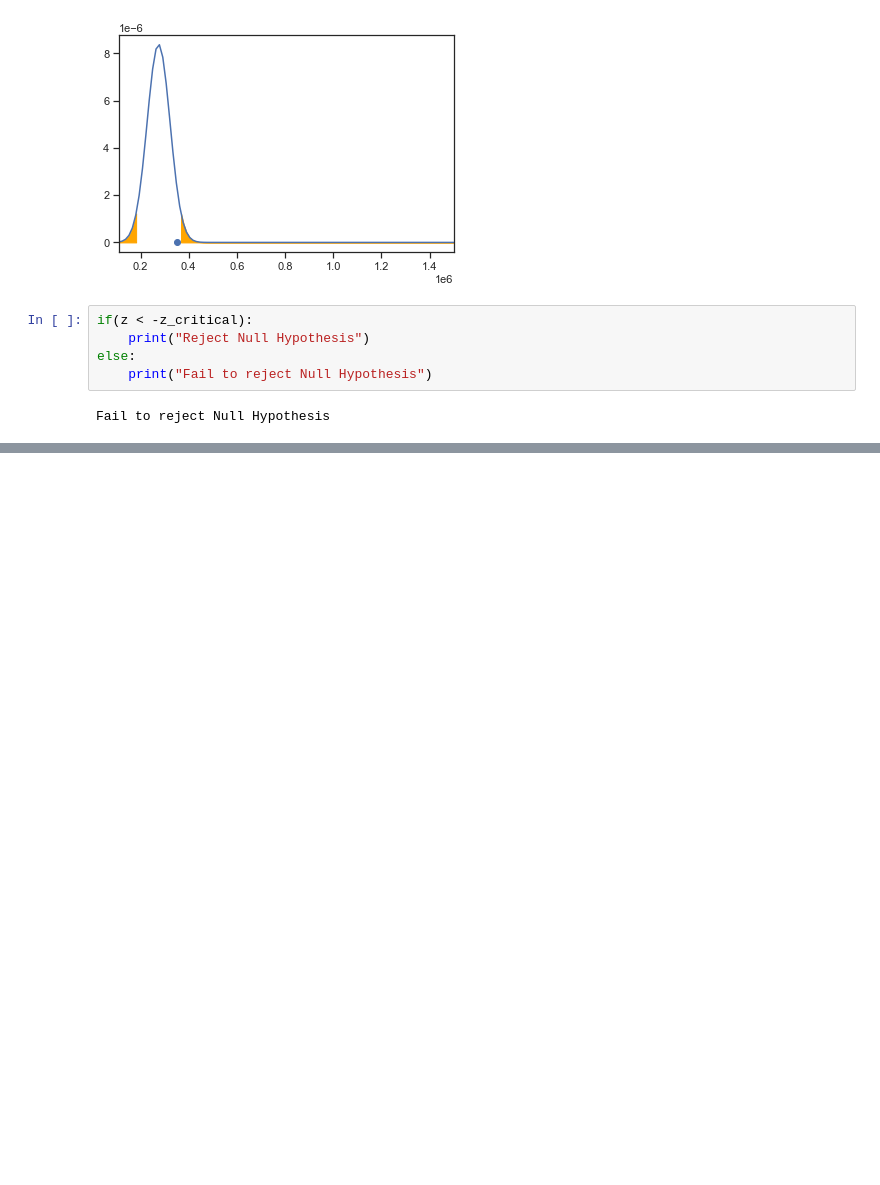
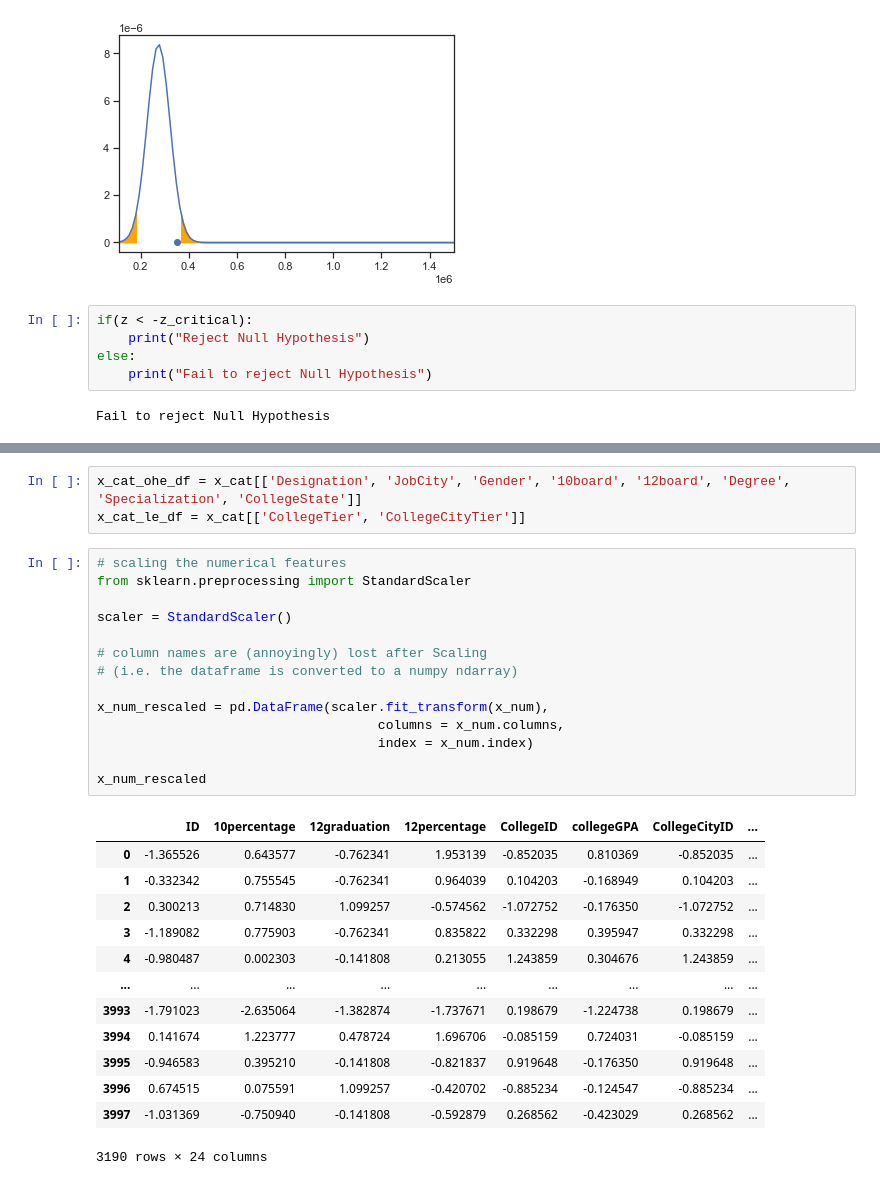
Before and after one commit to AdilGeelani/Innomatics_Internship_july_2022, a Jupyter notebook: innomatics_internship_july_2022/Data_analytics/Project 1/Project 1 (Exploratory Data Analysis).ipynb, the cells around one changed output, grey strips where cells are left out. Saved outputs shown, nothing was run; the diff lists cells and outputs as text; blank space fills up the shorter version.

```diff
--- a/innomatics_internship_july_2022/Data_analytics/Project 1/Project 1 (Exploratory Data Analysis).ipynb
+++ b/innomatics_internship_july_2022/Data_analytics/Project 1/Project 1 (Exploratory Data Analysis).ipynb
@@ -660,0 +911,31 @@ Fail to reject Null Hypothesis
+# %%
+x_cat_ohe_df = x_cat[['Designation', 'JobCity', 'Gender', '10board', '12board', 'Degree', 'Specialization', 'CollegeState']]
+x_cat_le_df = x_cat[['CollegeTier', 'CollegeCityTier']]
+# %%
+# scaling the numerical features
+from sklearn.preprocessing import StandardScaler
+
+scaler = StandardScaler()
+
+# column names are (annoyingly) lost after Scaling
+# (i.e. the dataframe is converted to a numpy ndarray)
+
+x_num_rescaled = pd.DataFrame(scaler.fit_transform(x_num),
+                                    columns = x_num.columns,
+                                    index = x_num.index)
+
+x_num_rescaled
+# %% [output]
+|  | ID | 10percentage | 12graduation | 12percentage | CollegeID | collegeGPA | CollegeCityID | ... |
+| 0 | -1.365526 | 0.643577 | -0.762341 | 1.953139 | -0.852035 | 0.810369 | -0.852035 | ... |
+| 1 | -0.332342 | 0.755545 | -0.762341 | 0.964039 | 0.104203 | -0.168949 | 0.104203 | ... |
+| 2 | 0.300213 | 0.714830 | 1.099257 | -0.574562 | -1.072752 | -0.176350 | -1.072752 | ... |
+| 3 | -1.189082 | 0.775903 | -0.762341 | 0.835822 | 0.332298 | 0.395947 | 0.332298 | ... |
+| 4 | -0.980487 | 0.002303 | -0.141808 | 0.213055 | 1.243859 | 0.304676 | 1.243859 | ... |
+| ... | ... | ... | ... | ... | ... | ... | ... | ... |
+| 3993 | -1.791023 | -2.635064 | -1.382874 | -1.737671 | 0.198679 | -1.224738 | 0.198679 | ... |
+| 3994 | 0.141674 | 1.223777 | 0.478724 | 1.696706 | -0.085159 | 0.724031 | -0.085159 | ... |
+| 3995 | -0.946583 | 0.395210 | -0.141808 | -0.821837 | 0.919648 | -0.176350 | 0.919648 | ... |
+| 3996 | 0.674515 | 0.075591 | 1.099257 | -0.420702 | -0.885234 | -0.124547 | -0.885234 | ... |
+| 3997 | -1.031369 | -0.750940 | -0.141808 | -0.592879 | 0.268562 | -0.423029 | 0.268562 | ... |
+3190 rows × 24 columns
```
Also changed, not shown: parts of 53 cells of this notebook.
